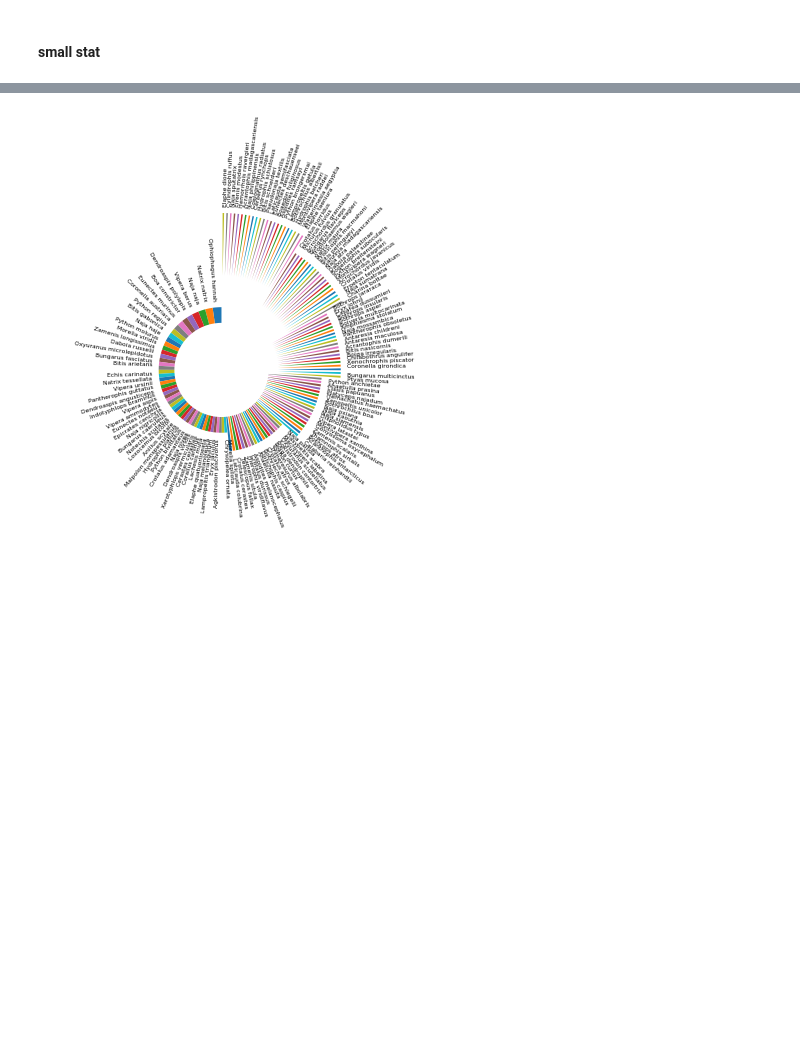
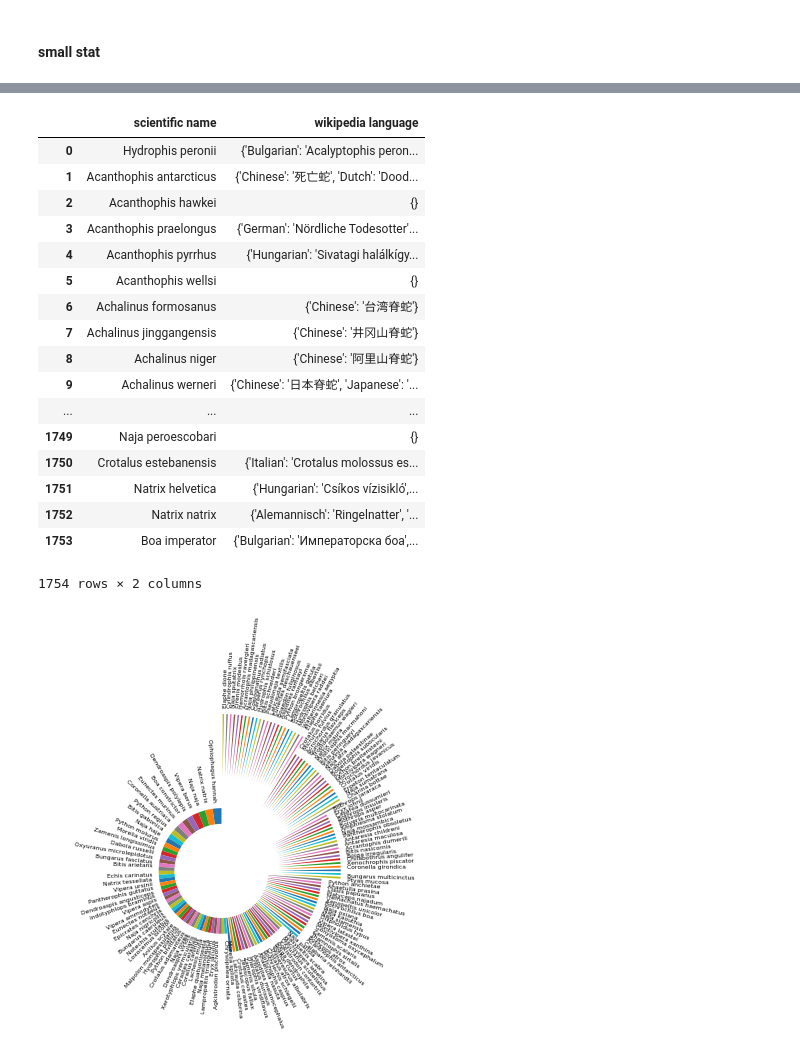
Before and after one commit to cam4ani/snakes, a Jupyter notebook: handle_synonyms.ipynb, the cells around one changed output, grey strips where cells are left out. Drawn from its saved outputs; the diff is of its cells as text; code cells hidden in the pictures; blank space fills up the shorter version.

```diff
--- a/handle_synonyms.ipynb
+++ b/handle_synonyms.ipynb
@@ -286,0 +318,24 @@ pickle.dump(dico_species_dico_language_transl, open(os.path.join(path_data,'wiki
+# %%
+df_sascha = pd.DataFrame()
+df_sascha['scientific name'] = dico_species_dico_language_transl.keys()
+df_sascha['wikipedia language'] = df_sascha['scientific name'].map(lambda x: dico_species_dico_language_transl[x])
+df_sascha
+# %% [output]
+|  | scientific name | wikipedia language |
+| 0 | Hydrophis peronii | {'Bulgarian': 'Acalyptophis peron... |
+| 1 | Acanthophis antarcticus | {'Chinese': '死亡蛇', 'Dutch': 'Dood... |
+| 2 | Acanthophis hawkei | {} |
+| 3 | Acanthophis praelongus | {'German': 'Nördliche Todesotter'... |
+| 4 | Acanthophis pyrrhus | {'Hungarian': 'Sivatagi halálkígy... |
+| 5 | Acanthophis wellsi | {} |
+| 6 | Achalinus formosanus | {'Chinese': '台湾脊蛇'} |
+| 7 | Achalinus jinggangensis | {'Chinese': '井冈山脊蛇'} |
+| 8 | Achalinus niger | {'Chinese': '阿里山脊蛇'} |
+| 9 | Achalinus werneri | {'Chinese': '日本脊蛇', 'Japanese': '... |
+| ... | ... | ... |
+| 1749 | Naja peroescobari | {} |
+| 1750 | Crotalus estebanensis | {'Italian': 'Crotalus molossus es... |
+| 1751 | Natrix helvetica | {'Hungarian': 'Csíkos vízisikló',... |
+| 1752 | Natrix natrix | {'Alemannisch': 'Ringelnatter', '... |
+| 1753 | Boa imperator | {'Bulgarian': 'Императорска боа',... |
+1754 rows × 2 columns
```
Also changed, not shown: parts of 7 cells of this notebook, 1 other file.
